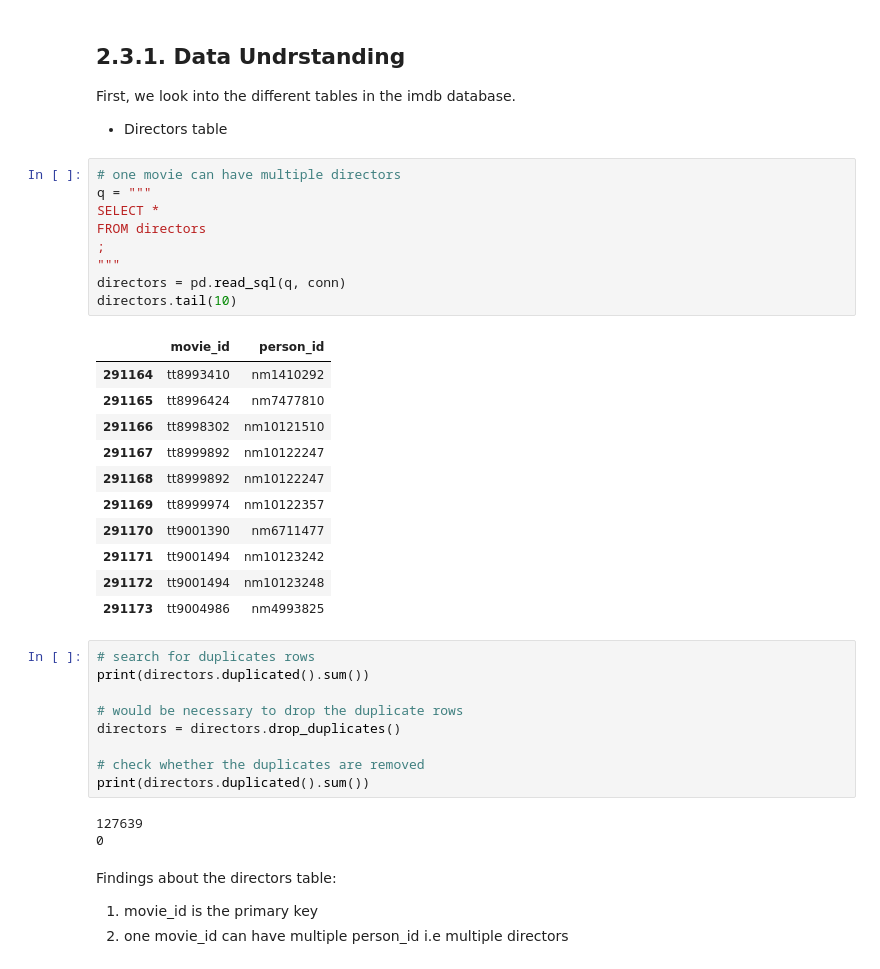
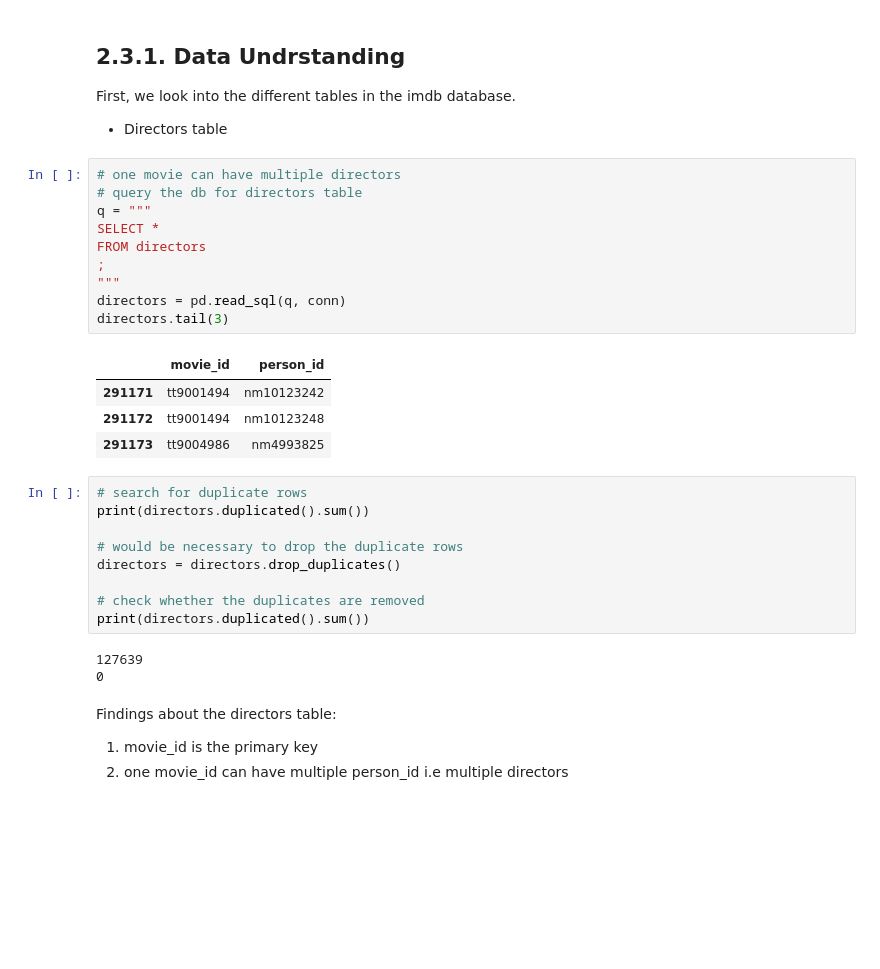
Before and after one commit to kafura0/Microsoft1_Film_Studio_Analysis, a Jupyter notebook: index.ipynb, the cells around one changed output. Cells and saved outputs as stored; diff of their text form; blank space fills up the shorter version.

```diff
--- a/index.ipynb
+++ b/index.ipynb
@@ -133,27 +135,21 @@ First, we look into the different tables in the imdb database.
 * Directors table
 # %%
 # one movie can have multiple directors
+# query the db for directors table
 q = """
 SELECT *
 FROM directors
 ;
 """
 directors = pd.read_sql(q, conn)
-directors.tail(10)
+directors.tail(3)
 # %% [output]
 |  | movie_id | person_id |
-| 291164 | tt8993410 | nm1410292 |
-| 291165 | tt8996424 | nm7477810 |
-| 291166 | tt8998302 | nm10121510 |
-| 291167 | tt8999892 | nm10122247 |
-| 291168 | tt8999892 | nm10122247 |
-| 291169 | tt8999974 | nm10122357 |
-| 291170 | tt9001390 | nm6711477 |
 | 291171 | tt9001494 | nm10123242 |
 | 291172 | tt9001494 | nm10123248 |
 | 291173 | tt9004986 | nm4993825 |
 # %%
-# search for duplicates rows
+# search for duplicate rows
 print(directors.duplicated().sum())
 
 # would be necessary to drop the duplicate rows
```
Also changed, not shown: parts of 18 cells of this notebook.
